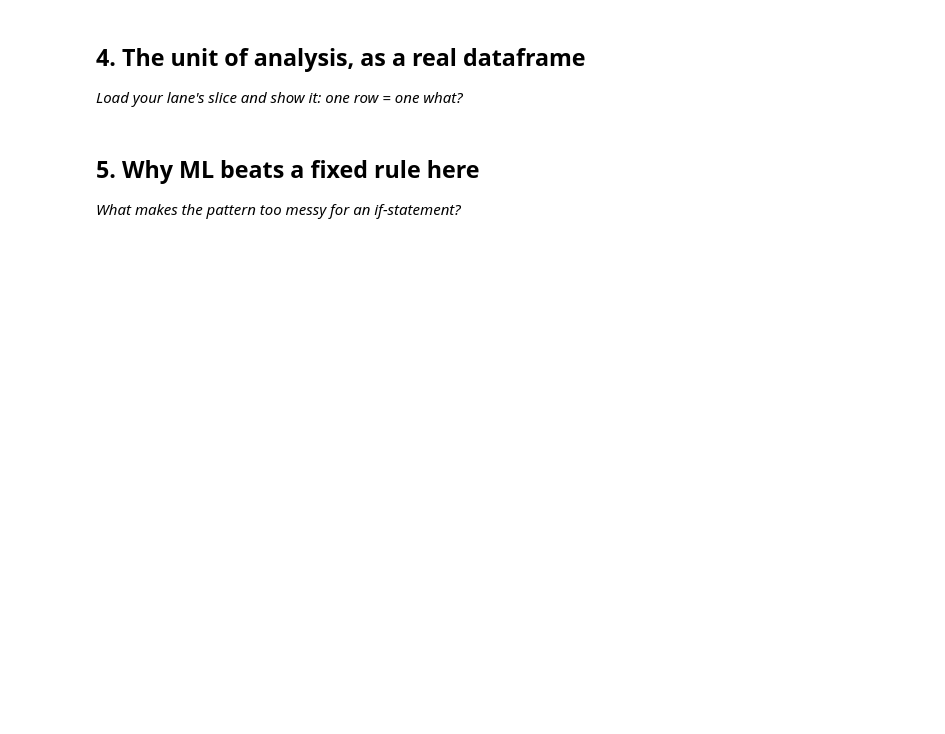
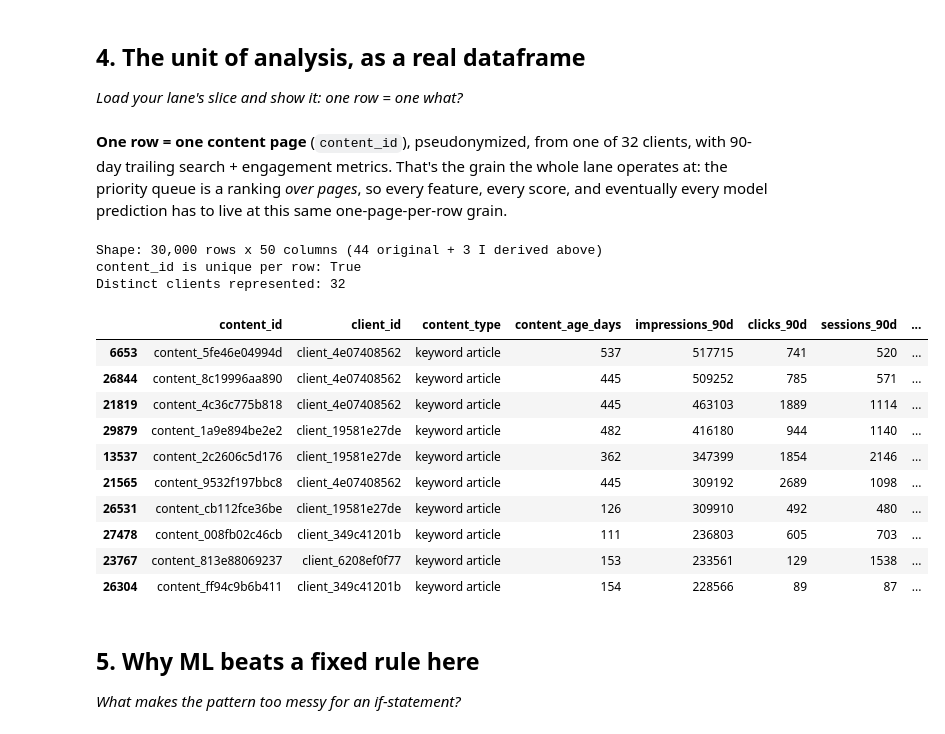
Before and after one commit to Srinivas25046/FlyRank-MLstarter, a Jupyter notebook: work/notebooks/w02_ml_task_framing.ipynb, the cells around one changed output. Saved outputs shown, nothing was run; the diff lists cells and outputs as text; code cells hidden in the pictures; blank space fills up the shorter version.

```diff
--- a/work/notebooks/w02_ml_task_framing.ipynb
+++ b/work/notebooks/w02_ml_task_framing.ipynb
@@ -89,3 +89,27 @@ using only `*_prev30`-style columns to avoid leakage. That's next week's job, no
 # %%
 # This cell is for CODE (numbers, a query, a check).
 # Write your text answer in the cell ABOVE this one — typing sentences here breaks Run All.
+
+# Build the proxy target from observed, documented rules — no ML yet, just the label itself.
+df["is_declining"] = (df["trend_direction"] == "down").astype(int)
+df["measurable_opportunity"] = (
+    (df["impressions_90d"] >= 100) & (df["sessions_90d"] > 0)
+).astype(int)
+
+import numpy as np
+df["priority_score"] = (
+    df["is_declining"]
+    * np.log1p(df["impressions_90d"] + df["clicks_90d"])
+    * df["measurable_opportunity"]
+)
+
+print(f"Pages flagged declining:            {df['is_declining'].sum():,}")
+print(f"Pages passing the measurability gate: {df['measurable_opportunity'].sum():,}")
+print(f"Pages with priority_score > 0:        {(df['priority_score'] > 0).sum():,}")
+print("\nTop 5 pages by priority_score:")
+print(
+    df.sort_values("priority_score", ascending=False)
+    [["content_id", "trend_direction", "impressions_90d", "clicks_90d", "priority_score"]]
+    .head(5)
+    .to_string(index=False)
+)
@@ -100,9 +185,42 @@ using only `*_prev30`-style columns to avoid leakage. That's next week's job, no
 ## 4. The unit of analysis, as a real dataframe
 
 *Load your lane's slice and show it: one row = one what?*
+# %% [markdown]
+**One row = one content page** (`content_id`), pseudonymized, from one of 32 clients,
+with 90-day trailing search + engagement metrics. That's the grain the whole lane operates at:
+the priority queue is a ranking *over pages*, so every feature, every score, and eventually every
+model prediction has to live at this same one-page-per-row grain.
 # %%
 # This cell is for CODE (numbers, a query, a check).
 # Write your text answer in the cell ABOVE this one — typing sentences here breaks Run All.
+
+print(f"Shape: {df.shape[0]:,} rows x {df.shape[1] + 3} columns "
+      f"(44 original + 3 I derived above)")
+print(f"content_id is unique per row: {df['content_id'].is_unique}")
+print(f"Distinct clients represented: {df['client_id'].nunique()}")
+
+# The unit of analysis, as an actual dataframe
+cols = [
+    "content_id", "client_id", "content_type", "content_age_days",
+    "impressions_90d", "clicks_90d", "sessions_90d", "trend_direction",
+    "is_declining", "measurable_opportunity", "priority_score",
+]
+df[cols].sort_values("priority_score", ascending=False).head(10)
+# %% [output]
+Shape: 30,000 rows x 50 columns (44 original + 3 I derived above)
+content_id is unique per row: True
+Distinct clients represented: 32
+|  | content_id | client_id | content_type | content_age_days | impressions_90d | clicks_90d | sessions_90d | ... |
+| 6653 | content_5fe46e04994d | client_4e07408562 | keyword article | 537 | 517715 | 741 | 520 | ... |
+| 26844 | content_8c19996aa890 | client_4e07408562 | keyword article | 445 | 509252 | 785 | 571 | ... |
+| 21819 | content_4c36c775b818 | client_4e07408562 | keyword article | 445 | 463103 | 1889 | 1114 | ... |
+| 29879 | content_1a9e894be2e2 | client_19581e27de | keyword article | 482 | 416180 | 944 | 1140 | ... |
+| 13537 | content_2c2606c5d176 | client_19581e27de | keyword article | 362 | 347399 | 1854 | 2146 | ... |
+| 21565 | content_9532f197bbc8 | client_4e07408562 | keyword article | 445 | 309192 | 2689 | 1098 | ... |
+| 26531 | content_cb112fce36be | client_19581e27de | keyword article | 126 | 309910 | 492 | 480 | ... |
+| 27478 | content_008fb02c46cb | client_349c41201b | keyword article | 111 | 236803 | 605 | 703 | ... |
+| 23767 | content_813e88069237 | client_6208ef0f77 | keyword article | 153 | 233561 | 129 | 1538 | ... |
+| 26304 | content_ff94c9b6b411 | client_349c41201b | keyword article | 154 | 228566 | 89 | 87 | ... |
 # %% [markdown]
 ## 5. Why ML beats a fixed rule here
 
```
Also changed, not shown: parts of 6 cells of this notebook.
